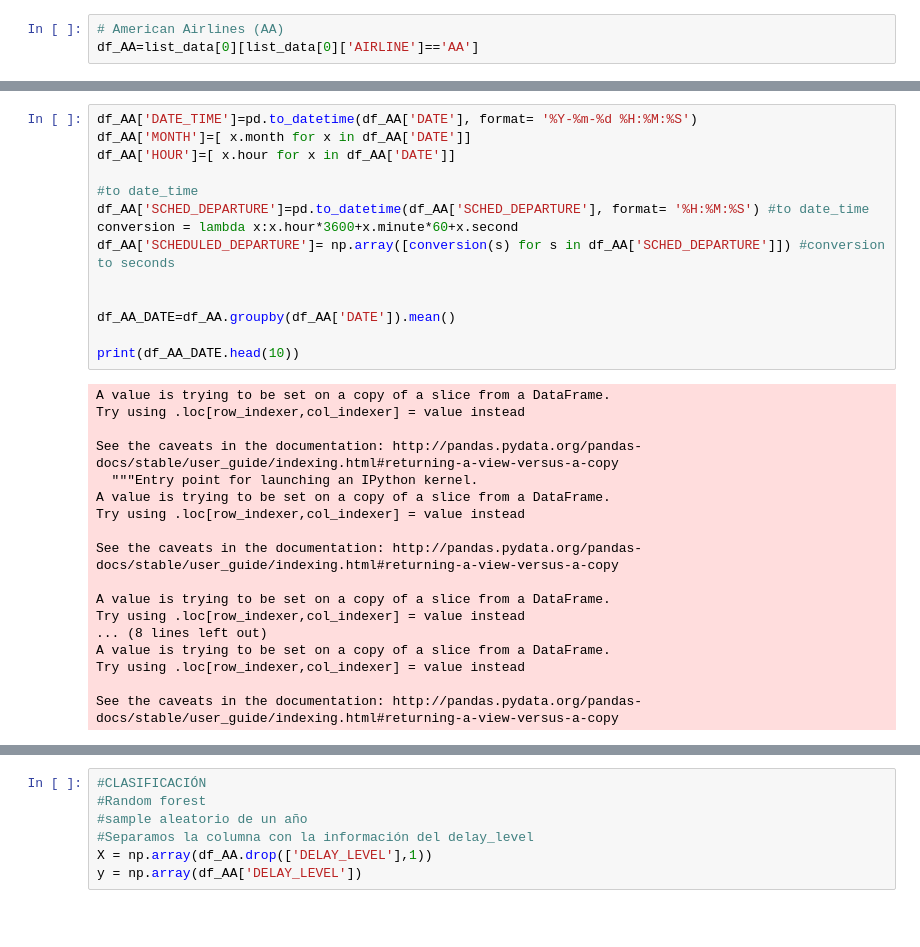
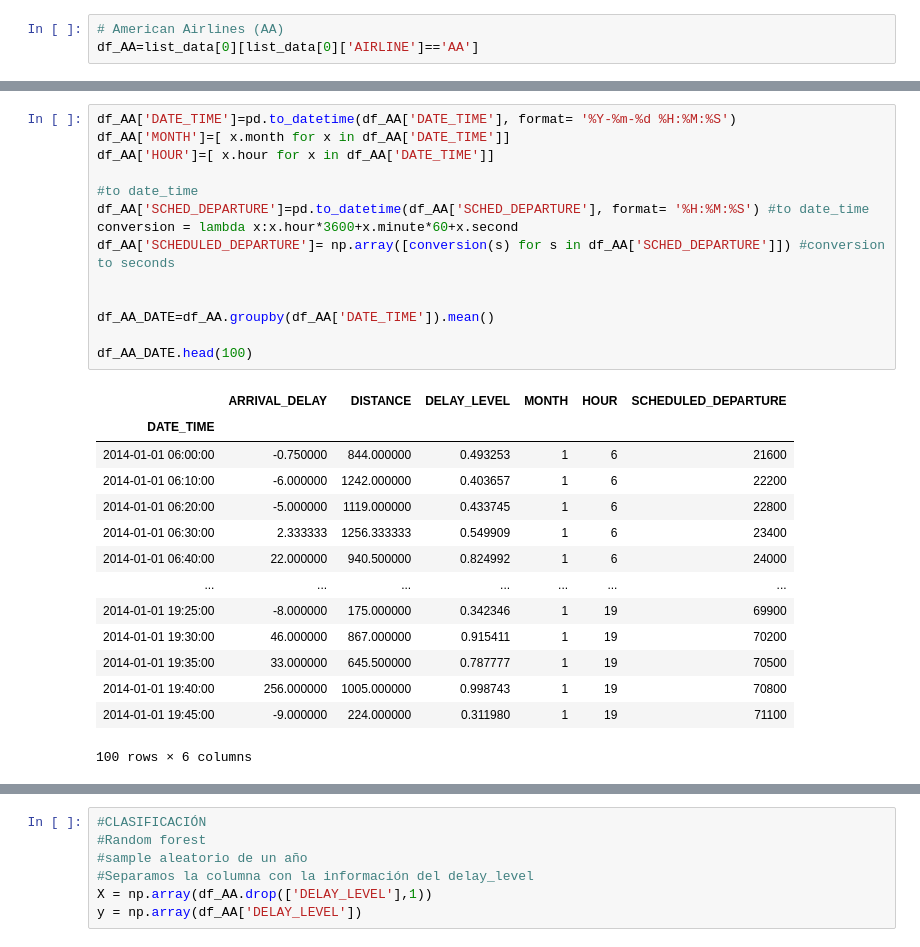
Before and after one commit to alejandrosoriavelasco/TFE, a Jupyter notebook: proyecto.ipynb, the cells around one changed output, grey strips where cells are left out. Cells and saved outputs as stored; diff of their text form; blank space fills up the shorter version.

```diff
--- a/proyecto.ipynb
+++ b/proyecto.ipynb
@@ -216,32 +232,29 @@ df_AA.head(100)
 # %%
-df_AA['DATE_TIME']=pd.to_datetime(df_AA['DATE'], format= '%Y-%m-%d %H:%M:%S')
-df_AA['MONTH']=[ x.month for x in df_AA['DATE']]
-df_AA['HOUR']=[ x.hour for x in df_AA['DATE']]
+df_AA['DATE_TIME']=pd.to_datetime(df_AA['DATE_TIME'], format= '%Y-%m-%d %H:%M:%S')
+df_AA['MONTH']=[ x.month for x in df_AA['DATE_TIME']]
+df_AA['HOUR']=[ x.hour for x in df_AA['DATE_TIME']]
 
 #to date_time
 df_AA['SCHED_DEPARTURE']=pd.to_datetime(df_AA['SCHED_DEPARTURE'], format= '%H:%M:%S') #to date_time
 conversion = lambda x:x.hour*3600+x.minute*60+x.second
 df_AA['SCHEDULED_DEPARTURE']= np.array([conversion(s) for s in df_AA['SCHED_DEPARTURE']]) #conversion to seconds
 
 
-df_AA_DATE=df_AA.groupby(df_AA['DATE']).mean()
+df_AA_DATE=df_AA.groupby(df_AA['DATE_TIME']).mean()
 
-print(df_AA_DATE.head(10))
+df_AA_DATE.head(100)
 # %% [output]
+|  | ARRIVAL_DELAY | DISTANCE | DELAY_LEVEL | MONTH | HOUR | SCHEDULED_DEPARTURE |
+| DATE_TIME |  |  |  |  |  |  |
+| 2014-01-01 06:00:00 | -0.750000 | 844.000000 | 0.493253 | 1 | 6 | 21600 |
+| 2014-01-01 06:10:00 | -6.000000 | 1242.000000 | 0.403657 | 1 | 6 | 22200 |
+| 2014-01-01 06:20:00 | -5.000000 | 1119.000000 | 0.433745 | 1 | 6 | 22800 |
+| 2014-01-01 06:30:00 | 2.333333 | 1256.333333 | 0.549909 | 1 | 6 | 23400 |
+| 2014-01-01 06:40:00 | 22.000000 | 940.500000 | 0.824992 | 1 | 6 | 24000 |
+| ... | ... | ... | ... | ... | ... | ... |
+| 2014-01-01 19:25:00 | -8.000000 | 175.000000 | 0.342346 | 1 | 19 | 69900 |
+| 2014-01-01 19:30:00 | 46.000000 | 867.000000 | 0.915411 | 1 | 19 | 70200 |
+| 2014-01-01 19:35:00 | 33.000000 | 645.500000 | 0.787777 | 1 | 19 | 70500 |
+| 2014-01-01 19:40:00 | 256.000000 | 1005.000000 | 0.998743 | 1 | 19 | 70800 |
+| 2014-01-01 19:45:00 | -9.000000 | 224.000000 | 0.311980 | 1 | 19 | 71100 |
-A value is trying to be set on a copy of a slice from a DataFrame.
-Try using .loc[row_indexer,col_indexer] = value instead
-
-See the caveats in the documentation: http://pandas.pydata.org/pandas-docs/stable/user_guide/indexing.html#returning-a-view-versus-a-copy
-  """Entry point for launching an IPython kernel.
-A value is trying to be set on a copy of a slice from a DataFrame.
-Try using .loc[row_indexer,col_indexer] = value instead
-
-See the caveats in the documentation: http://pandas.pydata.org/pandas-docs/stable/user_guide/indexing.html#returning-a-view-versus-a-copy
-
-A value is trying to be set on a copy of a slice from a DataFrame.
-Try using .loc[row_indexer,col_indexer] = value instead
-... (8 lines left out)
-A value is trying to be set on a copy of a slice from a DataFrame.
-Try using .loc[row_indexer,col_indexer] = value instead
-
-See the caveats in the documentation: http://pandas.pydata.org/pandas-docs/stable/user_guide/indexing.html#returning-a-view-versus-a-copy
+100 rows × 6 columns
```
Also changed, not shown: parts of 8 cells of this notebook.
